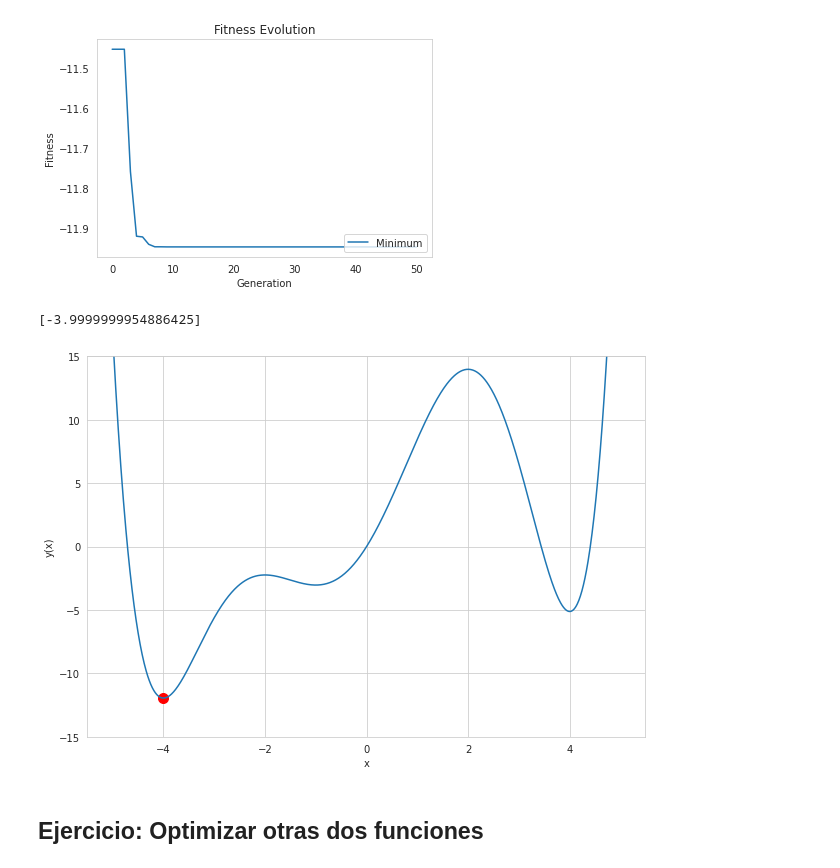
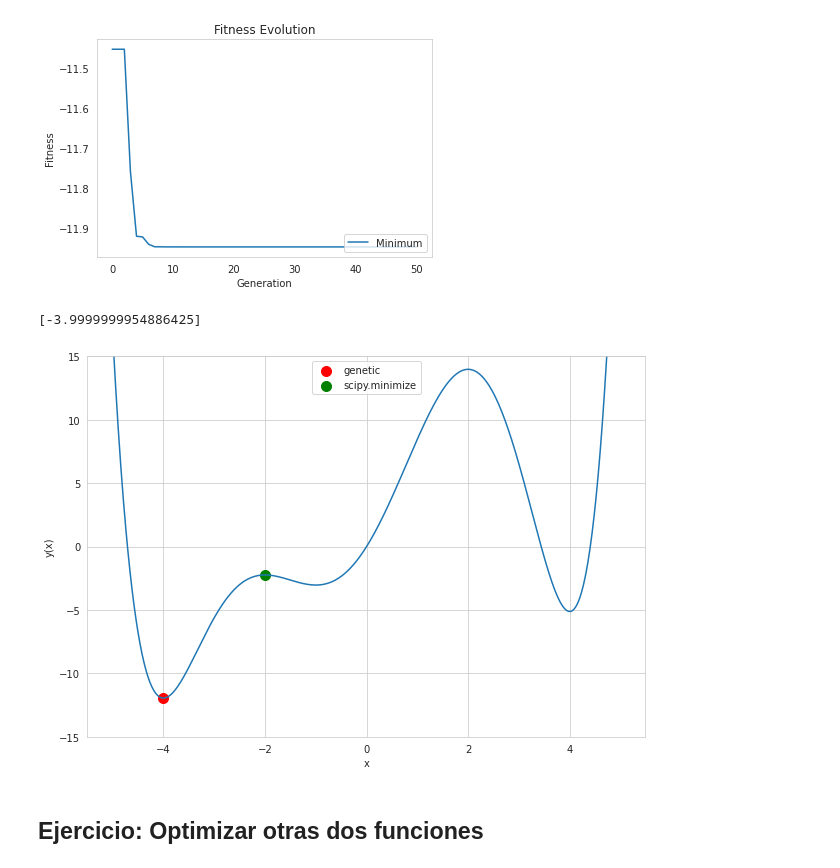
Before and after one commit to igomezv/ComputoEvolutivo, a Jupyter notebook: 6_4_DEAP.ipynb, the cells around one changed output. Saved outputs shown, nothing was run; the diff lists cells and outputs as text; code cells hidden in the pictures.

```diff
--- a/6_4_DEAP.ipynb
+++ b/6_4_DEAP.ipynb
@@ -970,23 +955,32 @@ gen     nevals  min             avg
 - Best solutions are:
 0 :  -11.946666666666676  ->  [-3.9999999954886425]
 [figure]
-# %%
-best
-# %% [output]
-[-3.9999999954886425]
+# %%
+best
+# %% [output]
+[-3.9999999954886425]
 # %%
 xs = np.arange(-5.0, 5.0, 0.01) # Ajustar el dominio de la función según se ve en el artículo
 
 plt.figure(figsize=(10, 7))
 plt.grid(True)
-plt.scatter(best[0], fun(best[0]), c='red', marker='o', s=100)
+plt.scatter(best[0], fun(best[0]), c='red', marker='o', s=100, label='genetic')
+
+######## Comparación con scipy.minimize
+x0 = -2 # Este valor inicial se puede modificar. Se sugiere cambiarlo para experimentar.
+result = minimize(fun, x0, bounds = [(-5., 5.)]) # Ajustar los límites, según la función a trabajar.
+x_min_scipy = result.x
+y_min_scipy = result.fun
+
+plt.scatter(x_min_scipy, y_min_scipy, c='green', marker='o', s=100, label='scipy.minimize')
 plt.xlabel("x")
 plt.ylim(-15, 15) # Ajustar los límites para que luzca como en el artículo
 plt.ylabel("y(x)")
 plt.plot(xs, fun(xs))
+plt.legend(loc="upper center")
 plt.show()
 # %% [output]
-[figure, old version]
+[figure, new version]
 # %% [markdown]
 ## Ejercicio: Optimizar otras dos funciones
 # %% [markdown]
```
Also changed, not shown: parts of 3 cells of this notebook.
